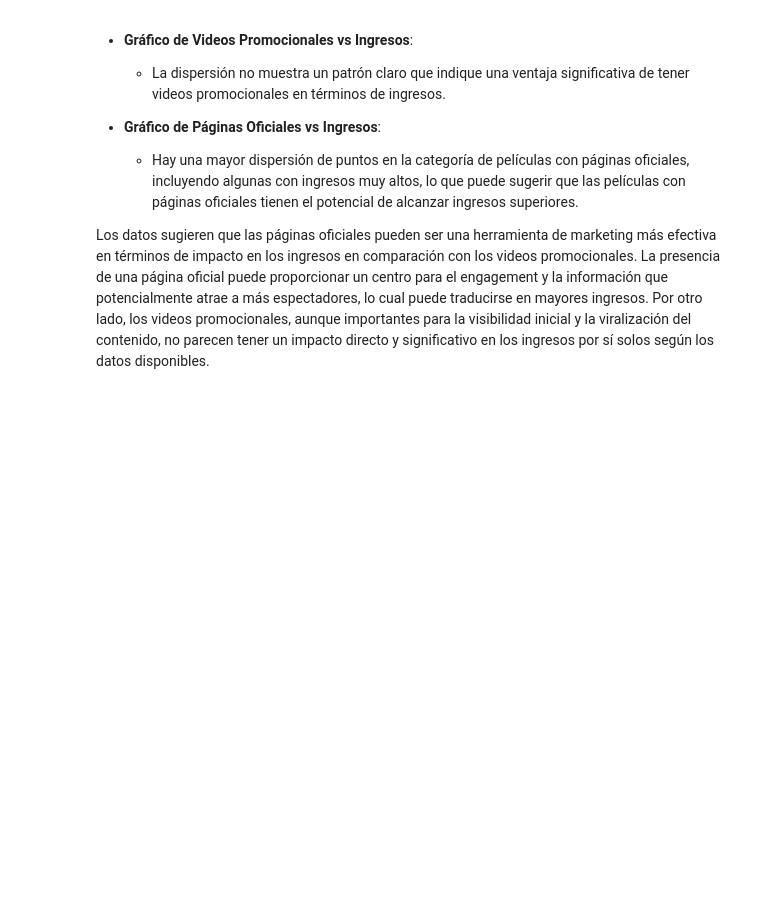
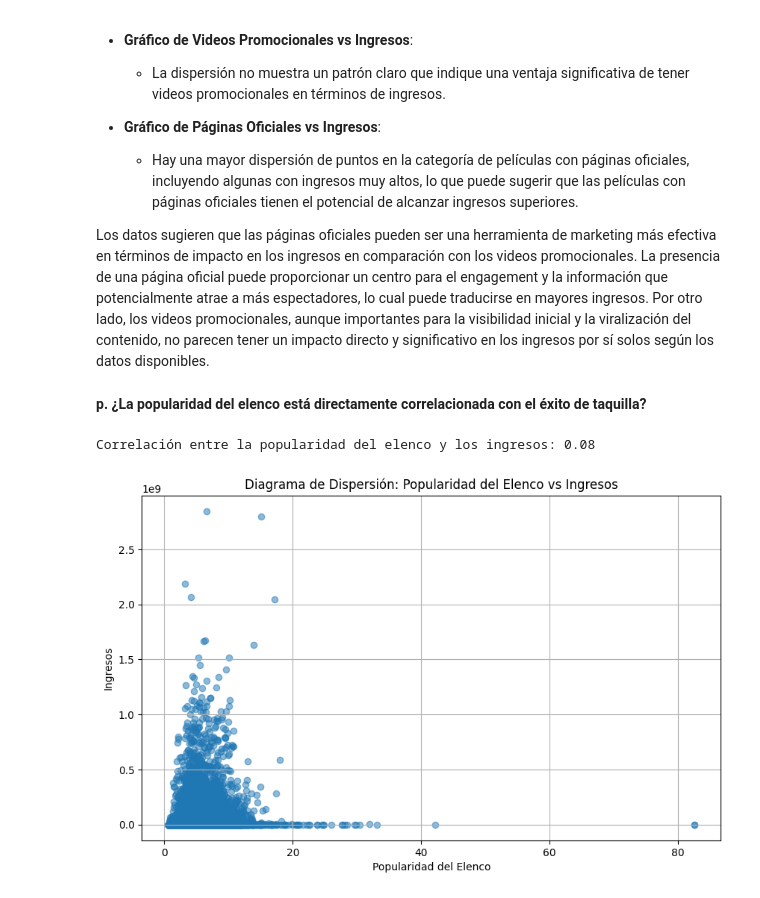
Before and after one commit to XavierLopez25/HT1-MD, a Jupyter notebook: EjerciciosAnalisisExploratorio.ipynb, the cells around one changed output. Drawn from its saved outputs; the diff is of its cells as text; code cells hidden in the pictures; blank space fills up the shorter version.

```diff
--- a/EjerciciosAnalisisExploratorio.ipynb
+++ b/EjerciciosAnalisisExploratorio.ipynb
@@ -807,3 +807,30 @@ Correlación entre la presencia de páginas oficiales y los ingresos: 0.19
    - Hay una mayor dispersión de puntos en la categoría de películas con páginas oficiales, incluyendo algunas con ingresos muy altos, lo que puede sugerir que las películas con páginas oficiales tienen el potencial de alcanzar ingresos superiores.
 
 Los datos sugieren que las páginas oficiales pueden ser una herramienta de marketing más efectiva en términos de impacto en los ingresos en comparación con los videos promocionales. La presencia de una página oficial puede proporcionar un centro para el engagement y la información que potencialmente atrae a más espectadores, lo cual puede traducirse en mayores ingresos. Por otro lado, los videos promocionales, aunque importantes para la visibilidad inicial y la viralización del contenido, no parecen tener un impacto directo y significativo en los ingresos por sí solos según los datos disponibles.</small>
+# %% [markdown]
+**p. ¿La popularidad del elenco está directamente correlacionada con el éxito de taquilla?**
+# %%
+df = pd.read_csv('movies.csv', encoding='ISO-8859-1')
+
+# Convert the 'actorsPopularity' column to numeric values, coercing errors to NaN
+def calculate_mean_popularity(x):
+	values = [float(i) for i in str(x).split('|') if i.replace('.', '', 1).isdigit()]
+	return np.mean(values) if values else np.nan
+
+df['actorsPopularity'] = df['actorsPopularity'].apply(lambda x: calculate_mean_popularity(x) if pd.notnull(x) and x != '' else np.nan)
+
+# Calculate the correlation between the average popularity of the cast and the revenue
+correlation_cast_popularity_revenue = df['actorsPopularity'].corr(df['revenue'])
+print(f"Correlación entre la popularidad del elenco y los ingresos: {correlation_cast_popularity_revenue:.2f}")
+
+# Create a scatter plot to visualize the relationship between cast popularity and revenue
+plt.figure(figsize=(10, 6))
+plt.scatter(df['actorsPopularity'], df['revenue'], alpha=0.5)
+plt.title('Diagrama de Dispersión: Popularidad del Elenco vs Ingresos')
+plt.xlabel('Popularidad del Elenco')
+plt.ylabel('Ingresos')
+plt.grid(True)
+plt.show()
+# %% [output]
+Correlación entre la popularidad del elenco y los ingresos: 0.08
+[figure, added]
```
Also changed, not shown: parts of 1 cell of this notebook.
